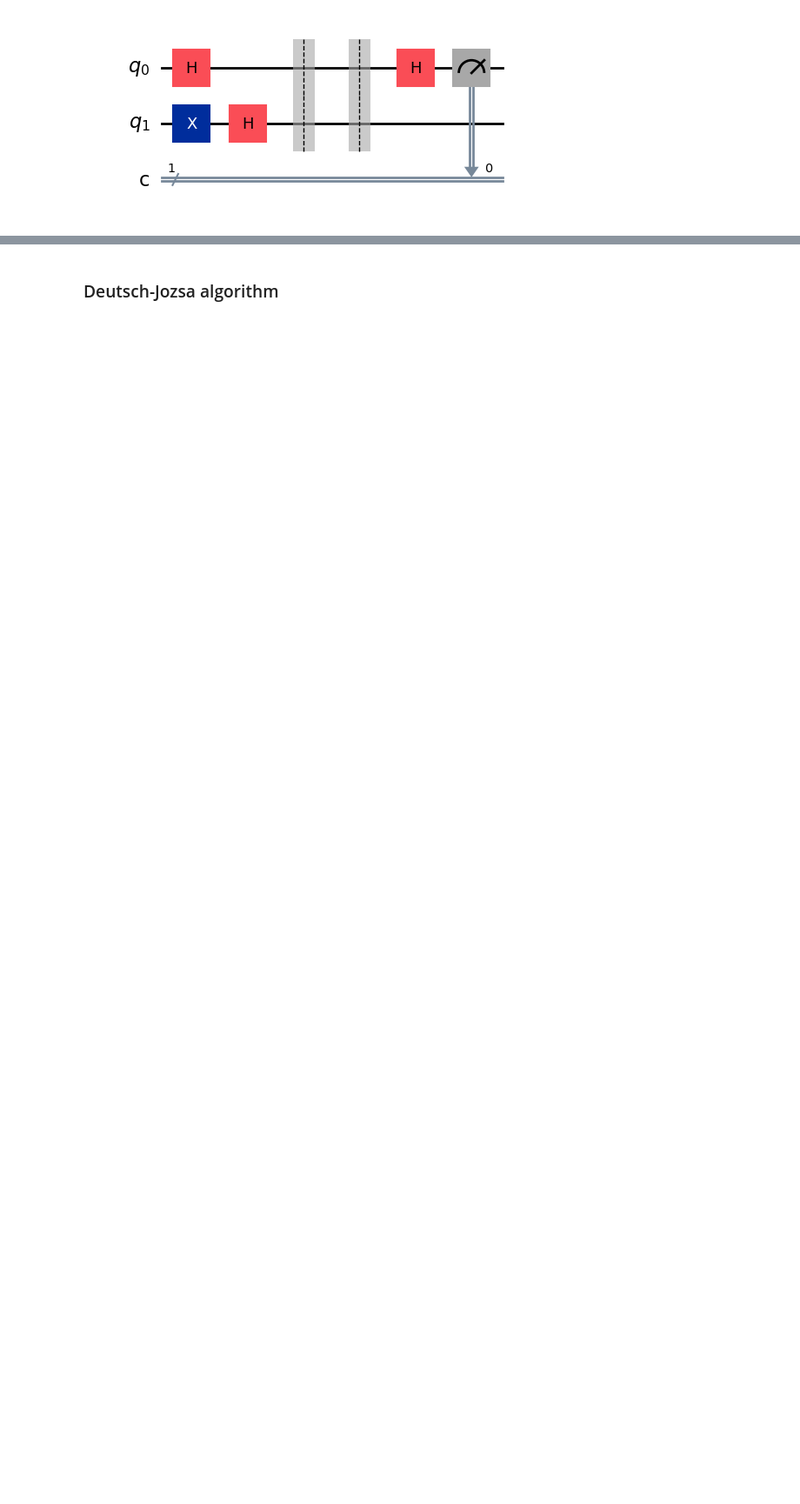
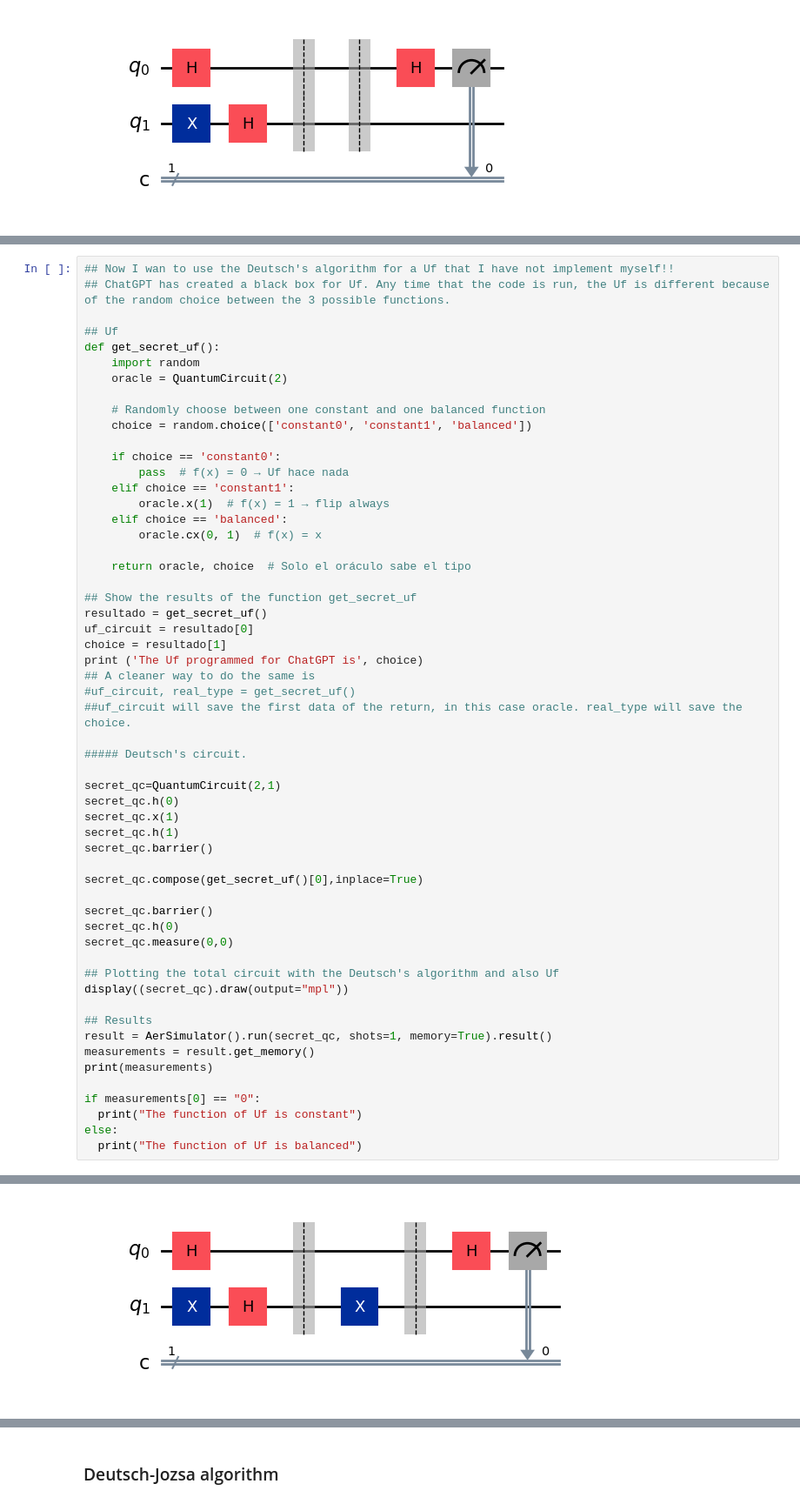
Before and after one commit to EvaaVos/Quantum_Computing_Course, a Jupyter notebook: Qiskit/Unit2_FundamentalsofQuantumAlgorithms.ipynb, the cells around one changed output, grey strips where cells are left out. Shown at 87% size. Cells and saved outputs as stored; diff of their text form; blank space fills up the shorter version.

```diff
--- a/Qiskit/Unit2_FundamentalsofQuantumAlgorithms.ipynb
+++ b/Qiskit/Unit2_FundamentalsofQuantumAlgorithms.ipynb
@@ -131 +139,58 @@ Function 4 is
 'constant'
+# %%
+## Now I wan to use the Deutsch's algorithm for a Uf that I have not implement myself!!
+## ChatGPT has created a black box for Uf. Any time that the code is run, the Uf is different because of the random choice between the 3 possible functions.
+
+## Uf
+def get_secret_uf():
+    import random
+    oracle = QuantumCircuit(2)
+
+    # Randomly choose between one constant and one balanced function
+    choice = random.choice(['constant0', 'constant1', 'balanced'])
+
+    if choice == 'constant0':
+        pass  # f(x) = 0 → Uf hace nada
+    elif choice == 'constant1':
+        oracle.x(1)  # f(x) = 1 → flip always
+    elif choice == 'balanced':
+        oracle.cx(0, 1)  # f(x) = x
+
+    return oracle, choice  # Solo el oráculo sabe el tipo
+
+## Show the results of the function get_secret_uf
+resultado = get_secret_uf()
+uf_circuit = resultado[0]
+choice = resultado[1]
+print ('The Uf programmed for ChatGPT is', choice)
+## A cleaner way to do the same is
+#uf_circuit, real_type = get_secret_uf()
+##uf_circuit will save the first data of the return, in this case oracle. real_type will save the choice.
+
+##### Deutsch's circuit.
+
+secret_qc=QuantumCircuit(2,1)
+secret_qc.h(0)
+secret_qc.x(1)
+secret_qc.h(1)
+secret_qc.barrier()
+
+secret_qc.compose(get_secret_uf()[0],inplace=True)
+
+secret_qc.barrier()
+secret_qc.h(0)
+secret_qc.measure(0,0)
+
+## Plotting the total circuit with the Deutsch's algorithm and also Uf
+display((secret_qc).draw(output="mpl"))
+
+## Results
+result = AerSimulator().run(secret_qc, shots=1, memory=True).result()
+measurements = result.get_memory()
+print(measurements)
+
+if measurements[0] == "0":
+  print("The function of Uf is constant")
+else:
+  print("The function of Uf is balanced")
+# %% [output]
@@ -131,0 +198 @@ Function 4 is
+[figure, added]
```
Also changed, not shown: parts of 18 cells of this notebook.
